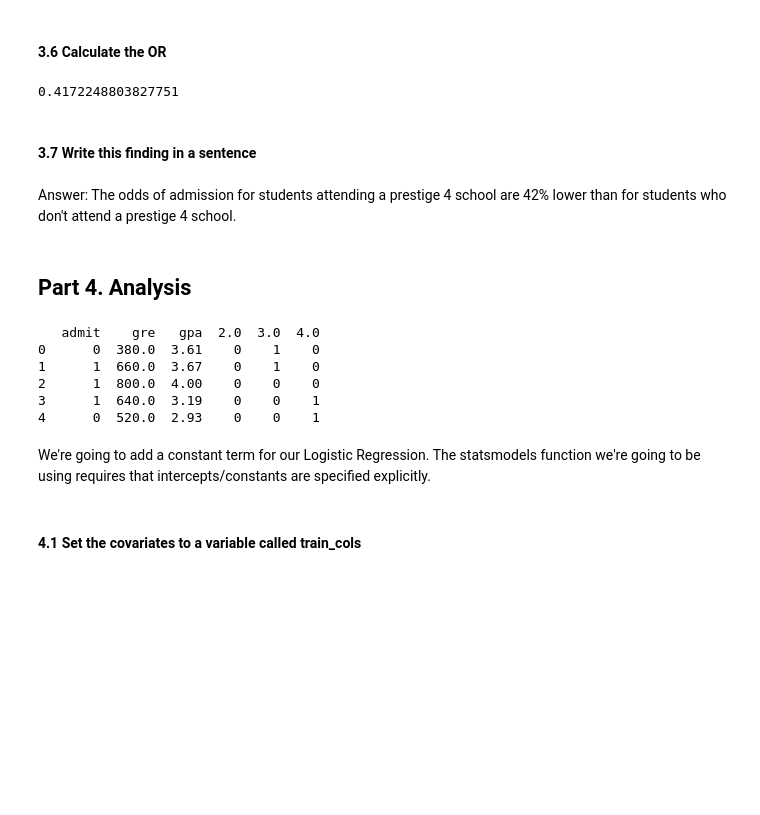
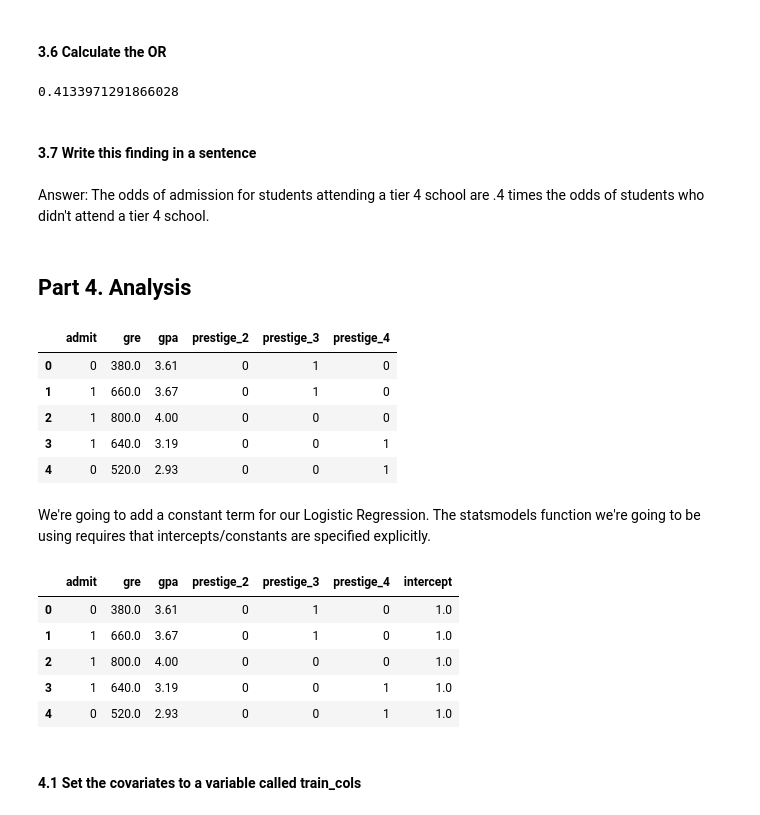
Before and after one commit to schmeline/datasciencelauren, a Jupyter notebook: projects/project-3/starter-code/project3-eline.ipynb, the cells around one changed output. Drawn from its saved outputs; the diff is of its cells as text; code cells hidden in the pictures; blank space fills up the shorter version.

```diff
--- a/projects/project-3/starter-code/project3-eline.ipynb
+++ b/projects/project-3/starter-code/project3-eline.ipynb
@@ -136,33 +119,41 @@ pd.crosstab(df.admit, df.prestige,  margins=True)
 # %% [markdown]
 #### 3.6 Calculate the OR
-# %%
-odds_P4admit = 12.00/55.00
-odds_noP4admit = (126.00-12.00)/(273.00-55.00)
-odds_P4admit/odds_noP4admit
-# %% [output]
-0.4172248803827751
+# %%
+odds_admit_tier_4= 12.00/55.00
+odds_NO_admit_tier_4 = 114.00/216.00
+odds_admit_tier_4/odds_NO_admit_tier_4
+# %% [output]
+0.4133971291866028
 # %% [markdown]
 #### 3.7 Write this finding in a sentence
 # %% [markdown]
-Answer: The odds of admission for students attending a prestige 4 school are 42% lower than for students who don't attend a prestige 4 school.
+Answer: The odds of admission for students attending a tier 4 school are .4 times the odds of students who didn't attend a tier 4 school.
 # %% [markdown]
 ## Part 4. Analysis
 # %%
 # create a clean data frame for the regression
 cols_to_keep = ['admit', 'gre', 'gpa']
-data = df[cols_to_keep].join(df_prestige.ix[:, 2.0:])
-print data.head()
+data = df[cols_to_keep].join(dummy_rank.ix[:, 'prestige_2':])
+data.head()
 # %% [output]
-   admit    gre   gpa  2.0  3.0  4.0
-0      0  380.0  3.61    0    1    0
-1      1  660.0  3.67    0    1    0
-2      1  800.0  4.00    0    0    0
-3      1  640.0  3.19    0    0    1
-4      0  520.0  2.93    0    0    1
+|  | admit | gre | gpa | prestige_2 | prestige_3 | prestige_4 |
+| 0 | 0 | 380.0 | 3.61 | 0 | 1 | 0 |
+| 1 | 1 | 660.0 | 3.67 | 0 | 1 | 0 |
+| 2 | 1 | 800.0 | 4.00 | 0 | 0 | 0 |
+| 3 | 1 | 640.0 | 3.19 | 0 | 0 | 1 |
+| 4 | 0 | 520.0 | 2.93 | 0 | 0 | 1 |
 # %% [markdown]
 We're going to add a constant term for our Logistic Regression. The statsmodels function we're going to be using requires that intercepts/constants are specified explicitly.
 # %%
 # manually add the intercept
 data['intercept'] = 1.0
+data.head()
+# %% [output]
+|  | admit | gre | gpa | prestige_2 | prestige_3 | prestige_4 | intercept |
+| 0 | 0 | 380.0 | 3.61 | 0 | 1 | 0 | 1.0 |
+| 1 | 1 | 660.0 | 3.67 | 0 | 1 | 0 | 1.0 |
+| 2 | 1 | 800.0 | 4.00 | 0 | 0 | 0 | 1.0 |
+| 3 | 1 | 640.0 | 3.19 | 0 | 0 | 1 | 1.0 |
+| 4 | 0 | 520.0 | 2.93 | 0 | 0 | 1 | 1.0 |
 # %% [markdown]
 #### 4.1 Set the covariates to a variable called train_cols
```
Also changed, not shown: parts of 30 cells of this notebook, 3 other files.
